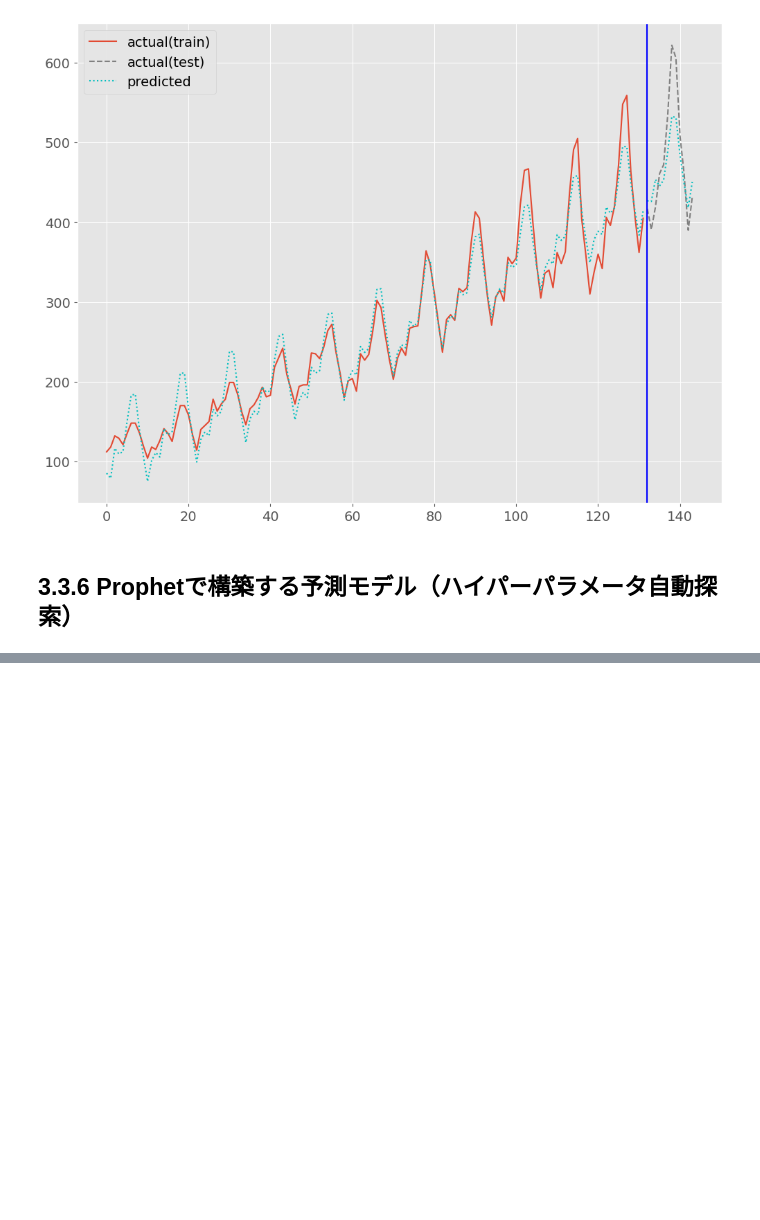
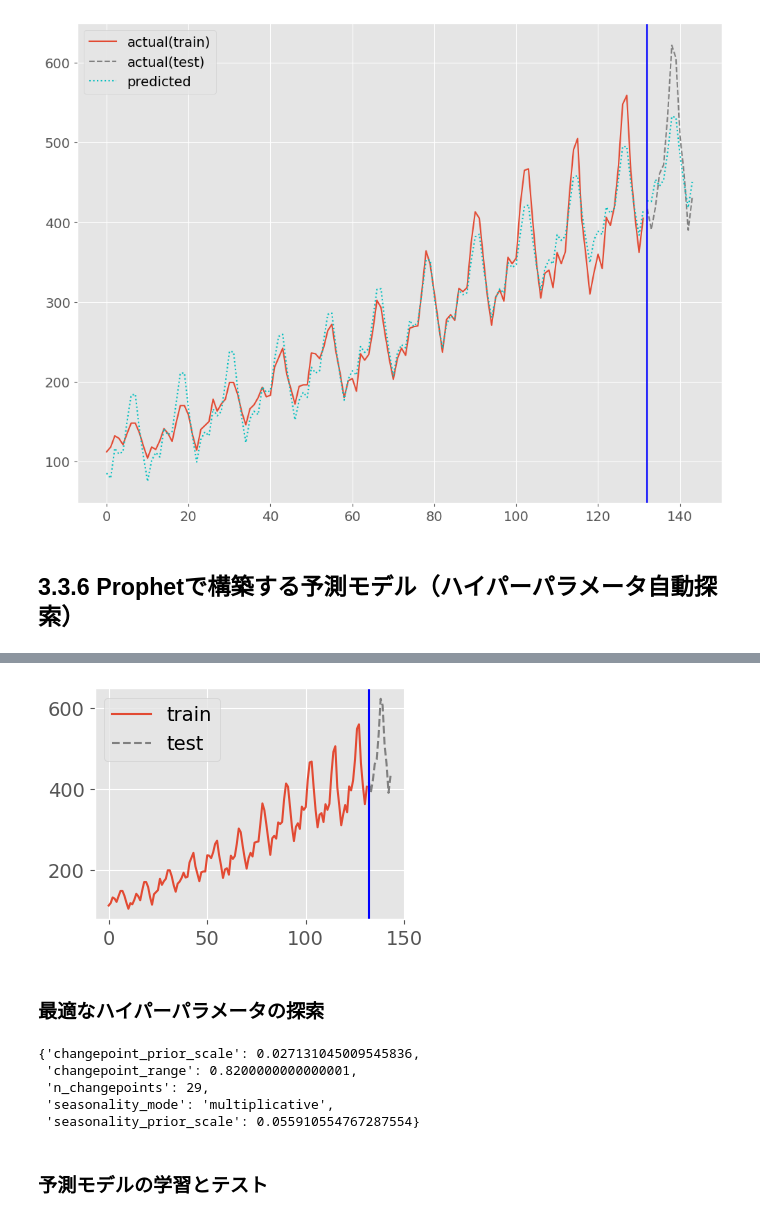
Before and after one commit to marumarukun/my_study, a Jupyter notebook: Pythonによる時系列分析/chapter3/notebook/chap3_3_arima&prophet.ipynb, the cells around one changed output, grey strips where cells are left out. Cells and saved outputs as stored; diff of their text form; code cells hidden in the pictures; blank space fills up the shorter version.

```diff
--- a/Pythonによる時系列分析/chapter3/notebook/chap3_3.ipynb
+++ b/Pythonによる時系列分析/chapter3/notebook/chap3_3_arima&prophet.ipynb
@@ -476,0 +501,8 @@ plt.show()
+# %%
+# 必要なデータセット（時系列データ）の読み込み
+
+dataset='../AirPassengers.csv'  #データセットのファイル名
+df = pd.read_csv(dataset)    #読み込み
+df.columns = ['ds', 'y']     #日付：DS、目的変数：y
+
+df.head()
@@ -476,0 +516,36 @@ plt.show()
+# %%
+# データセットを学習データとテストデータ（直近12ヶ月間）に分割
+
+train, test = train_test_split(df, test_size=12)
+# %%
+# グラフ（学習データとテストデータ）
+fig, ax = plt.subplots(figsize=(4, 3))
+
+# 学習データの描写
+ax.plot(
+    train.index,
+    train.y.values,
+    linestyle='-',
+    label='train')
+
+# テストデータの描写
+ax.plot(
+    test.index,
+    test.y.values,
+    linestyle='--',
+    label='test',
+    color='gray')
+
+# 学習データとテスデータの間の縦線の描写
+ax.axvline(
+    test.index[0],
+    color='blue')
+
+# 凡例表示
+ax.legend()
+
+plt.show()
+# %% [output]
+[figure, added]
+# %% [markdown]
+### 最適なハイパーパラメータの探索
@@ -476,0 +624,12 @@ plt.show()
+# %%
+# 最適ハイパーパラメータの出力
+from pprint import pprint
+pprint(study.best_params)
+# %% [output]
+{'changepoint_prior_scale': 0.027131045009545836,
+ 'changepoint_range': 0.8200000000000001,
+ 'n_changepoints': 29,
+ 'seasonality_mode': 'multiplicative',
+ 'seasonality_prior_scale': 0.055910554767287554}
+# %% [markdown]
+### 予測モデルの学習とテスト
```
Also changed, not shown: parts of 10 cells of this notebook, 7 other files.
